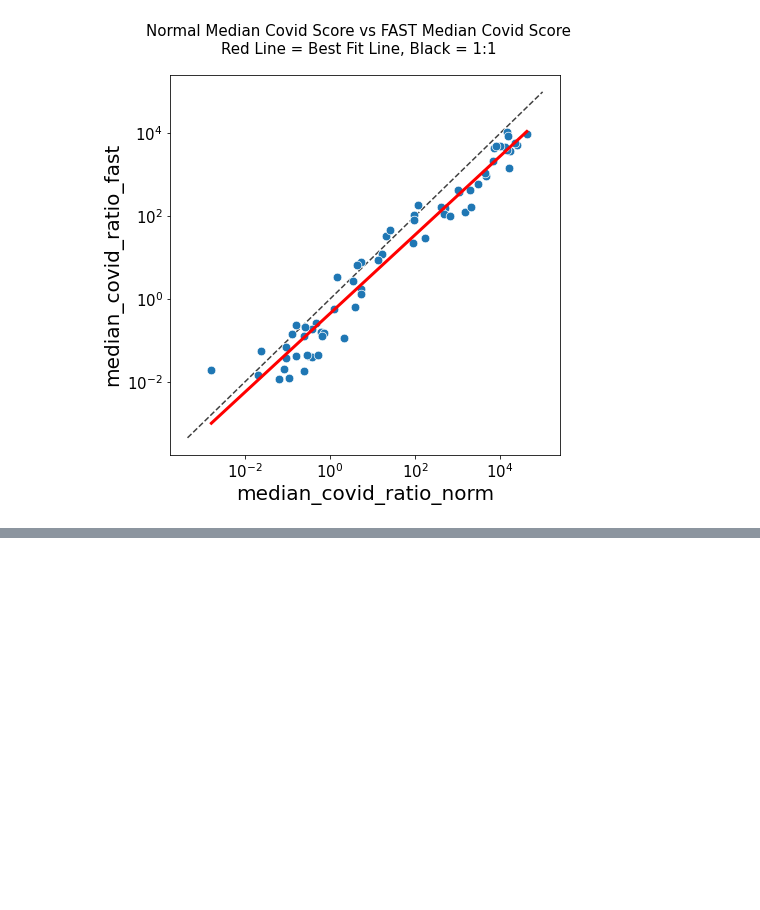
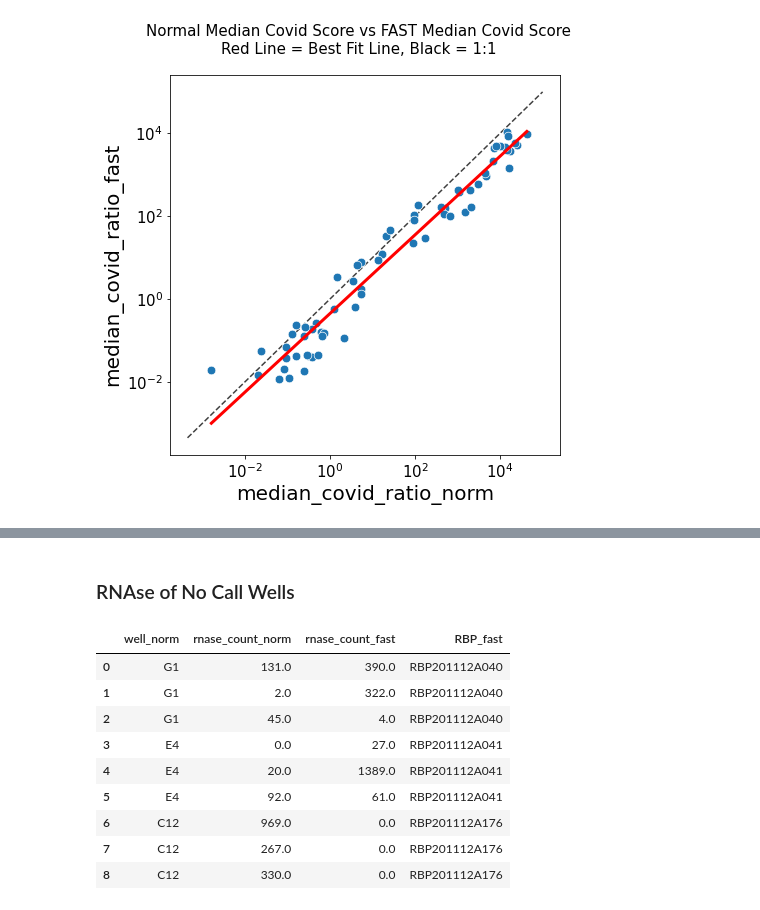
Before and after one commit to gh-bshih/g19_analysis, a Jupyter notebook: 201210_FastConcordance#1.ipynb, the cells around one changed output, grey strips where cells are left out. Cells and saved outputs as stored; diff of their text form; code cells hidden in the pictures; blank space fills up the shorter version.

```diff
--- a/201210_FastConcordance#1.ipynb
+++ b/201210_FastConcordance#1.ipynb
@@ -310,0 +338,23 @@ single_discord
+# %% [markdown]
+### RNAse of No Call Wells
+# %%
+rnase_discord = combined[(combined['total_detected_norm'].isna()) | (combined['total_detected_fast'].isna())]
+
+rnase_norm = singlicate_norm[singlicate_norm['run_sample_id'].isin(rnase_discord.run_sample_id_norm.values)].sort_values(by=['sort', 'well', 'covid_ratio']).add_suffix('_norm').reset_index()
+rnase_fast = singlicate_fast[singlicate_fast['run_sample_id'].isin(rnase_discord.run_sample_id_fast.values)].sort_values(by=['RBP', 'well', 'covid_ratio']).add_suffix('_fast').reset_index()
+
+## Concat Discordant Samples into one df ##
+rnase_discord = pd.concat([rnase_norm, rnase_fast], axis=1).drop(columns='index')
+
+rnase_discord.loc[:, ['well_norm', 'rnase_count_norm', 'rnase_count_fast', 'RBP_fast']]
+# %% [output]
+|  | well_norm | rnase_count_norm | rnase_count_fast | RBP_fast |
+| 0 | G1 | 131.0 | 390.0 | RBP201112A040 |
+| 1 | G1 | 2.0 | 322.0 | RBP201112A040 |
+| 2 | G1 | 45.0 | 4.0 | RBP201112A040 |
+| 3 | E4 | 0.0 | 27.0 | RBP201112A041 |
+| 4 | E4 | 20.0 | 1389.0 | RBP201112A041 |
+| 5 | E4 | 92.0 | 61.0 | RBP201112A041 |
+| 6 | C12 | 969.0 | 0.0 | RBP201112A176 |
+| 7 | C12 | 267.0 | 0.0 | RBP201112A176 |
+| 8 | C12 | 330.0 | 0.0 | RBP201112A176 |
```
Also changed, not shown: parts of 4 cells of this notebook.
